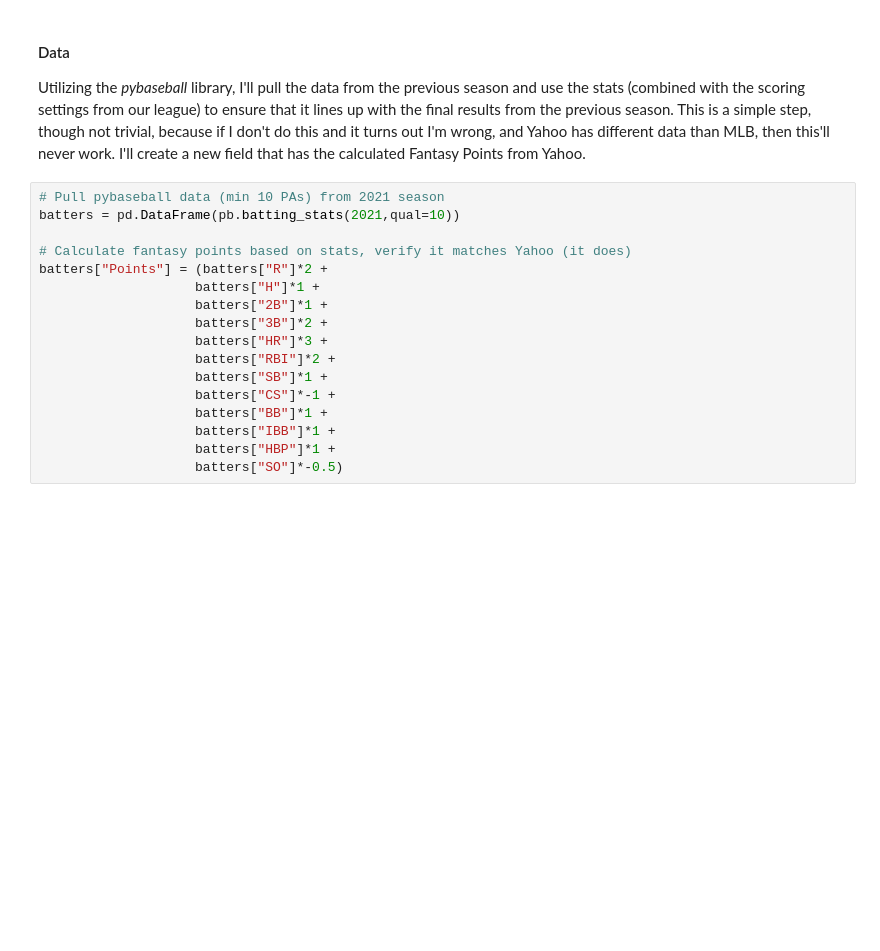
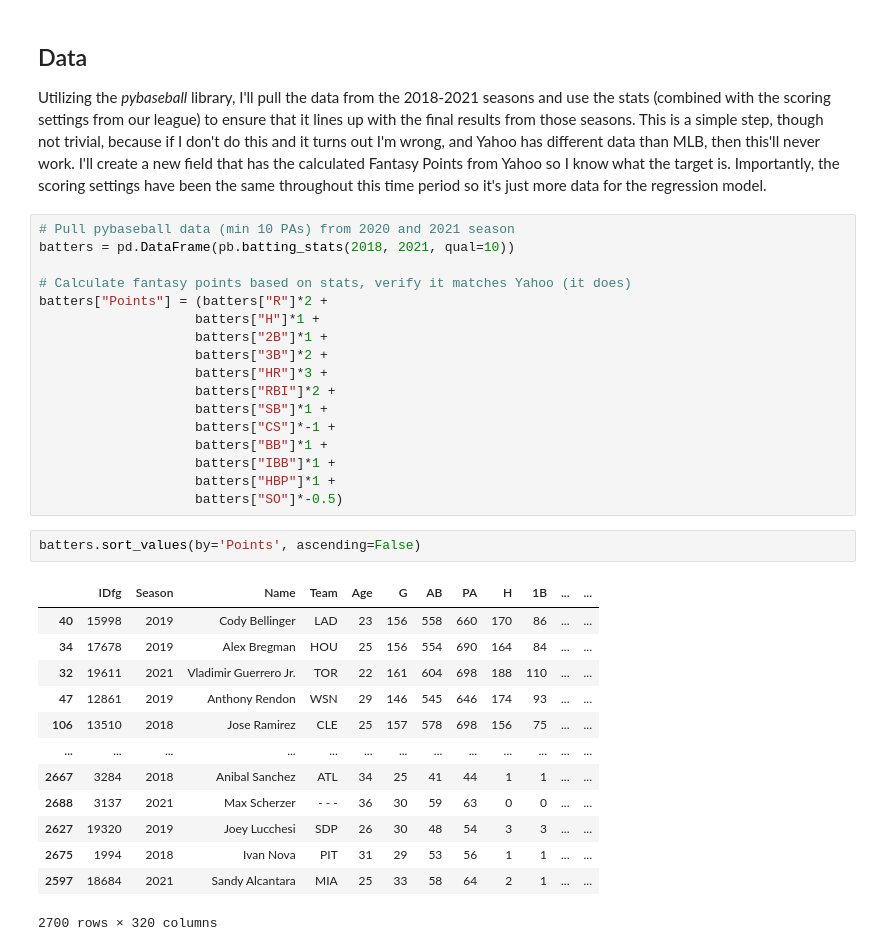
Before and after one commit to jswan5/FantasyBaseball, a Jupyter notebook: batters.ipynb, the cells around one changed output. Drawn from its saved outputs; the diff is of its cells as text; blank space fills up the shorter version.

Commit message:
Add files via upload
Massive overhaul of the regression model, I'd even consider this a 0.8v

```diff
--- a/batters.ipynb
+++ b/batters.ipynb
@@ -12,9 +19,9 @@ Hopefully a data-driven approach (and a league of managers who probably won't lo
 # %% [markdown]
-#### Data
-Utilizing the *pybaseball* library, I'll pull the data from the previous season and use the stats (combined with the scoring settings from our league) to ensure that it lines up with the final results from the previous season. This is a simple step, though not trivial, because if I don't do this and it turns out I'm wrong, and Yahoo has different data than MLB, then this'll never work. I'll create a new field that has the calculated Fantasy Points from Yahoo.
+## Data
+Utilizing the *pybaseball* library, I'll pull the data from the 2018-2021 seasons and use the stats (combined with the scoring settings from our league) to ensure that it lines up with the final results from those seasons. This is a simple step, though not trivial, because if I don't do this and it turns out I'm wrong, and Yahoo has different data than MLB, then this'll never work. I'll create a new field that has the calculated Fantasy Points from Yahoo so I know what the target is. Importantly, the scoring settings have been the same throughout this time period so it's just more data for the regression model.
 # %%
-# Pull pybaseball data (min 10 PAs) from 2021 season
-batters = pd.DataFrame(pb.batting_stats(2021,qual=10))
+# Pull pybaseball data (min 10 PAs) from 2020 and 2021 season
+batters = pd.DataFrame(pb.batting_stats(2018, 2021, qual=10))
 
 # Calculate fantasy points based on stats, verify it matches Yahoo (it does)
 batters["Points"] = (batters["R"]*2 +
@@ -29,3 +36,19 @@ batters["Points"] = (batters["R"]*2 +
                     batters["IBB"]*1 +
                     batters["HBP"]*1 +
                     batters["SO"]*-0.5)
+# %%
+batters.sort_values(by='Points', ascending=False)
+# %% [output]
+|  | IDfg | Season | Name | Team | Age | G | AB | PA | H | 1B | ... | ... |
+| 40 | 15998 | 2019 | Cody Bellinger | LAD | 23 | 156 | 558 | 660 | 170 | 86 | ... | ... |
+| 34 | 17678 | 2019 | Alex Bregman | HOU | 25 | 156 | 554 | 690 | 164 | 84 | ... | ... |
+| 32 | 19611 | 2021 | Vladimir Guerrero Jr. | TOR | 22 | 161 | 604 | 698 | 188 | 110 | ... | ... |
+| 47 | 12861 | 2019 | Anthony Rendon | WSN | 29 | 146 | 545 | 646 | 174 | 93 | ... | ... |
+| 106 | 13510 | 2018 | Jose Ramirez | CLE | 25 | 157 | 578 | 698 | 156 | 75 | ... | ... |
+| ... | ... | ... | ... | ... | ... | ... | ... | ... | ... | ... | ... | ... |
+| 2667 | 3284 | 2018 | Anibal Sanchez | ATL | 34 | 25 | 41 | 44 | 1 | 1 | ... | ... |
+| 2688 | 3137 | 2021 | Max Scherzer | - - - | 36 | 30 | 59 | 63 | 0 | 0 | ... | ... |
+| 2627 | 19320 | 2019 | Joey Lucchesi | SDP | 26 | 30 | 48 | 54 | 3 | 3 | ... | ... |
+| 2675 | 1994 | 2018 | Ivan Nova | PIT | 31 | 29 | 53 | 56 | 1 | 1 | ... | ... |
+| 2597 | 18684 | 2021 | Sandy Alcantara | MIA | 25 | 33 | 58 | 64 | 2 | 1 | ... | ... |
+2700 rows × 320 columns
```
Also changed, not shown: parts of 27 cells of this notebook.
